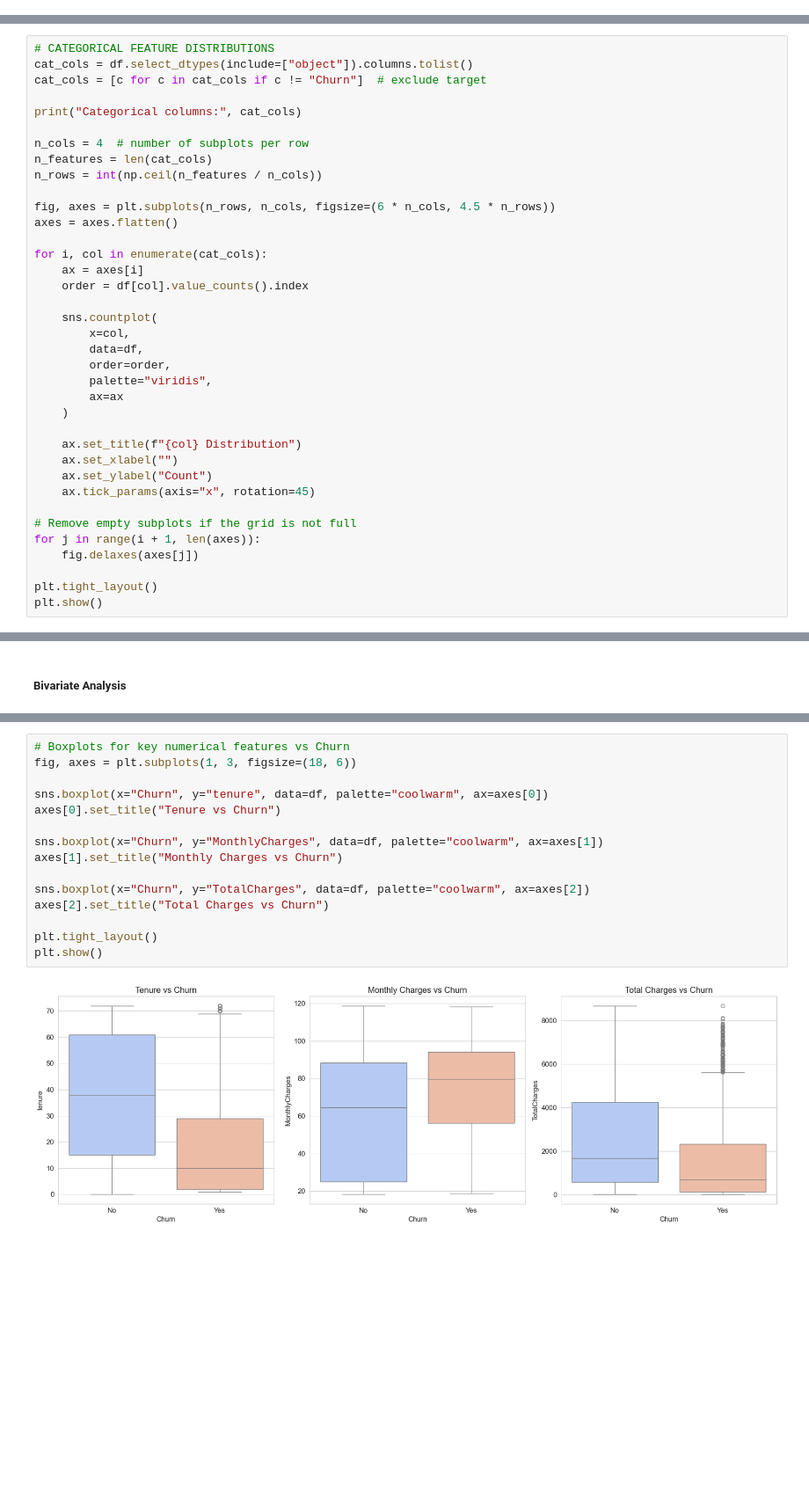
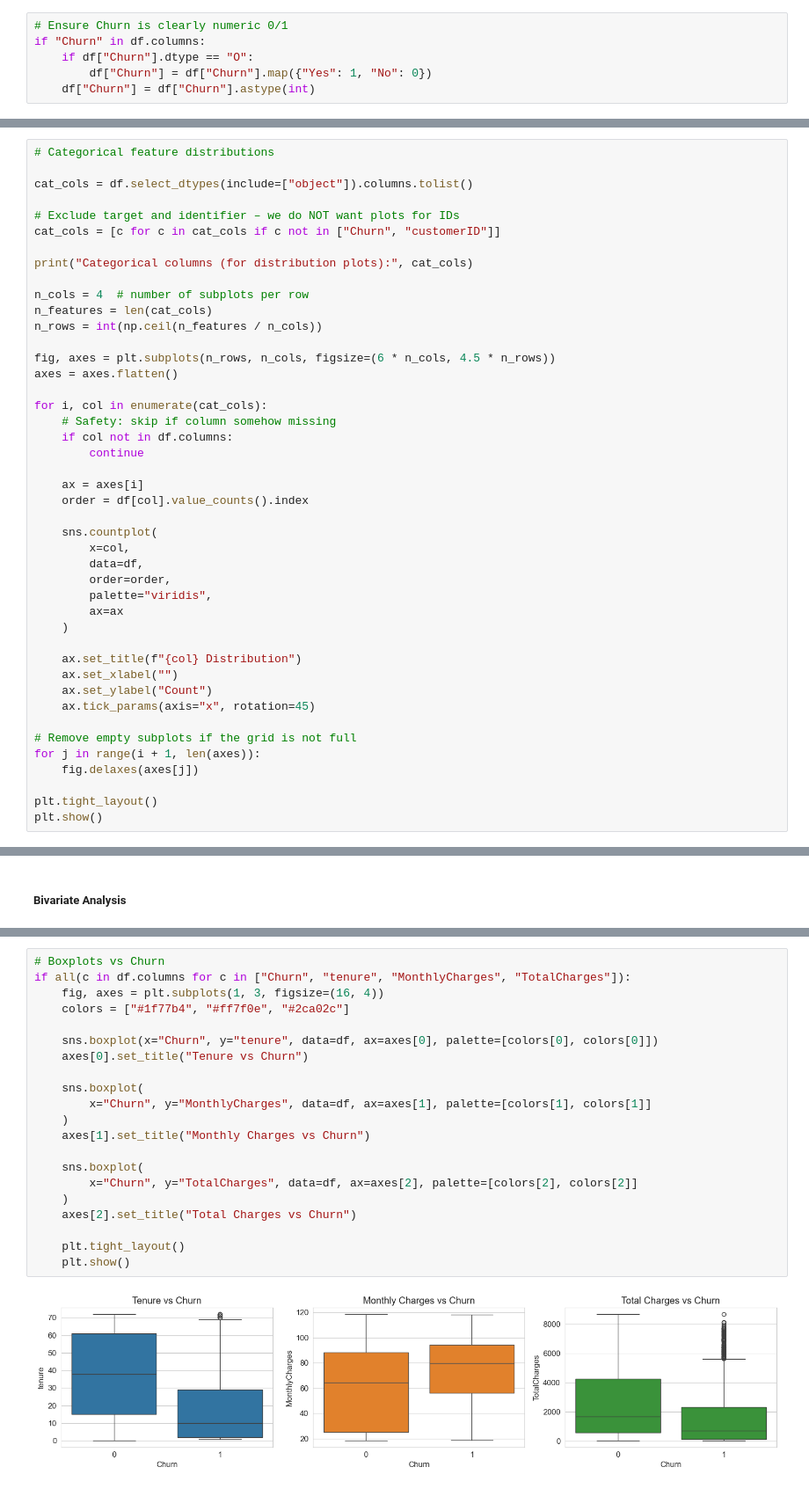
Before and after one commit to Pudamya/CM2604_ML_CW_2425595, a Jupyter notebook: pre_processing.ipynb, the cells around one changed output, grey strips where cells are left out. Shown at 88% size. Drawn from its saved outputs; the diff is of its cells as text; blank space fills up the shorter version.

```diff
--- a/pre_processing.ipynb
+++ b/pre_processing.ipynb
@@ -177,0 +157,6 @@ dtype: int64
+# %%
+# Ensure Churn is clearly numeric 0/1
+if "Churn" in df.columns:
+    if df["Churn"].dtype == "O":
+        df["Churn"] = df["Churn"].map({"Yes": 1, "No": 0})
+    df["Churn"] = df["Churn"].astype(int)
@@ -283,9 +317,12 @@ plt.show()
 # %%
-# CATEGORICAL FEATURE DISTRIBUTIONS
+# Categorical feature distributions
+
 cat_cols = df.select_dtypes(include=["object"]).columns.tolist()
-cat_cols = [c for c in cat_cols if c != "Churn"]  # exclude target
 
-print("Categorical columns:", cat_cols)
+# Exclude target and identifier – we do NOT want plots for IDs
+cat_cols = [c for c in cat_cols if c not in ["Churn", "customerID"]]
+
+print("Categorical columns (for distribution plots):", cat_cols)
 
 n_cols = 4  # number of subplots per row
 n_features = len(cat_cols)
@@ -295,6 +332,10 @@ fig, axes = plt.subplots(n_rows, n_cols, figsize=(6 * n_cols, 4.5 * n_rows))
 axes = axes.flatten()
 
 for i, col in enumerate(cat_cols):
+    # Safety: skip if column somehow missing
+    if col not in df.columns:
+        continue
+
     ax = axes[i]
     order = df[col].value_counts().index
 
@@ -342,17 +422,23 @@ plt.show()
 # %%
-# Boxplots for key numerical features vs Churn
-fig, axes = plt.subplots(1, 3, figsize=(18, 6))
+# Boxplots vs Churn
+if all(c in df.columns for c in ["Churn", "tenure", "MonthlyCharges", "TotalCharges"]):
+    fig, axes = plt.subplots(1, 3, figsize=(16, 4))
+    colors = ["#1f77b4", "#ff7f0e", "#2ca02c"]
 
-sns.boxplot(x="Churn", y="tenure", data=df, palette="coolwarm", ax=axes[0])
-axes[0].set_title("Tenure vs Churn")
+    sns.boxplot(x="Churn", y="tenure", data=df, ax=axes[0], palette=[colors[0], colors[0]])
+    axes[0].set_title("Tenure vs Churn")
 
-sns.boxplot(x="Churn", y="MonthlyCharges", data=df, palette="coolwarm", ax=axes[1])
-axes[1].set_title("Monthly Charges vs Churn")
+    sns.boxplot(
+        x="Churn", y="MonthlyCharges", data=df, ax=axes[1], palette=[colors[1], colors[1]]
+    )
+    axes[1].set_title("Monthly Charges vs Churn")
 
-sns.boxplot(x="Churn", y="TotalCharges", data=df, palette="coolwarm", ax=axes[2])
-axes[2].set_title("Total Charges vs Churn")
+    sns.boxplot(
+        x="Churn", y="TotalCharges", data=df, ax=axes[2], palette=[colors[2], colors[2]]
+    )
+    axes[2].set_title("Total Charges vs Churn")
 
-plt.tight_layout()
-plt.show()
+    plt.tight_layout()
+    plt.show()
 # %% [output]
-[figure, old version]
+[figure, new version]
```
Also changed, not shown: parts of 49 cells of this notebook.
